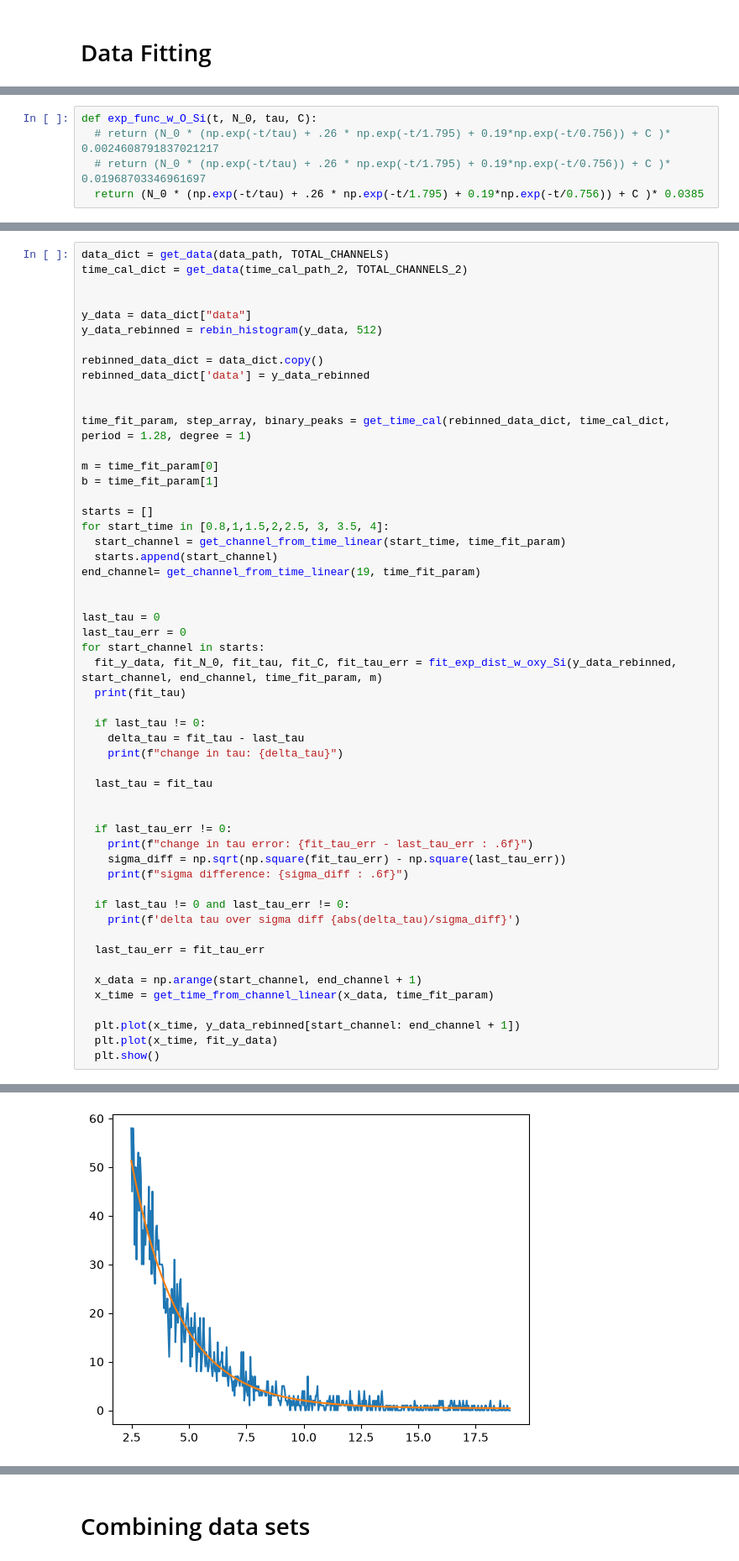
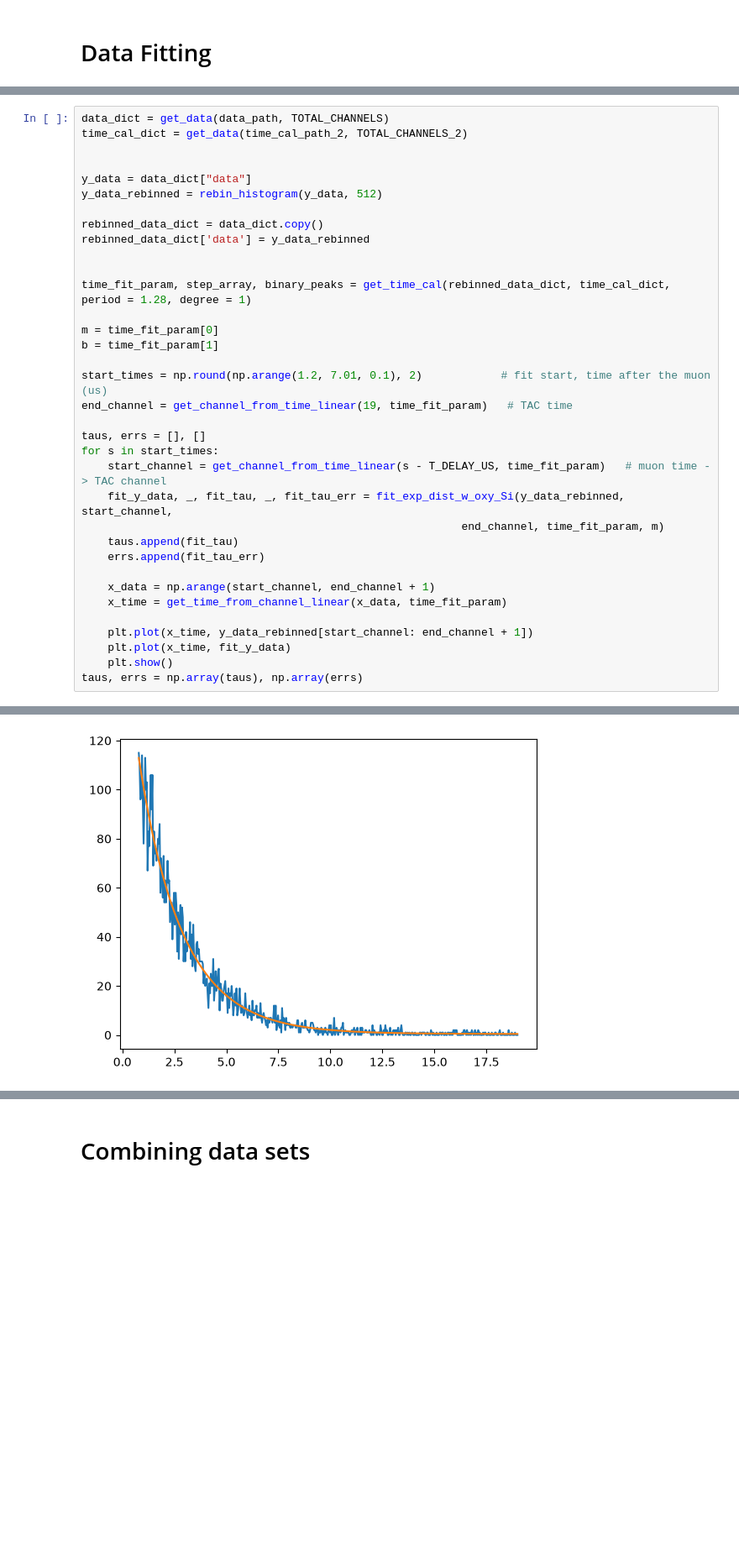
Before and after one commit to jasonrmay/ADV-Lab, a Jupyter notebook: muon-lifetime/Fitting_regime.ipynb, the cells around one changed output, grey strips where cells are left out. Shown at 84% size. Saved outputs shown, nothing was run; the diff lists cells and outputs as text; blank space fills up the shorter version.

```diff
--- a/muon-lifetime/Fitting_regime.ipynb
+++ b/muon-lifetime/Fitting_regime.ipynb
@@ -293,6 +232 @@ def exp_func_w_O(t, N_0, tau, C):
-# %%
-def exp_func_w_O_Si(t, N_0, tau, C):
-  # return (N_0 * (np.exp(-t/tau) + .26 * np.exp(-t/1.795) + 0.19*np.exp(-t/0.756)) + C )* 0.0024608791837021217
-  # return (N_0 * (np.exp(-t/tau) + .26 * np.exp(-t/1.795) + 0.19*np.exp(-t/0.756)) + C )* 0.01968703346961697
-  return (N_0 * (np.exp(-t/tau) + .26 * np.exp(-t/1.795) + 0.19*np.exp(-t/0.756)) + C )* 0.0385
 # %%
@@ -441,40 +291,22 @@ time_fit_param, step_array, binary_peaks = get_time_cal(rebinned_data_dict, time
 m = time_fit_param[0]
 b = time_fit_param[1]
 
-starts = []
-for start_time in [0.8,1,1.5,2,2.5, 3, 3.5, 4]:
-  start_channel = get_channel_from_time_linear(start_time, time_fit_param)
-  starts.append(start_channel)
-end_channel= get_channel_from_time_linear(19, time_fit_param)
+start_times = np.round(np.arange(1.2, 7.01, 0.1), 2)            # fit start, time after the muon (us)
+end_channel = get_channel_from_time_linear(19, time_fit_param)   # TAC time
 
+taus, errs = [], []
+for s in start_times:
+    start_channel = get_channel_from_time_linear(s - T_DELAY_US, time_fit_param)   # muon time -> TAC channel
+    fit_y_data, _, fit_tau, _, fit_tau_err = fit_exp_dist_w_oxy_Si(y_data_rebinned, start_channel,
+                                                          end_channel, time_fit_param, m)
+    taus.append(fit_tau)
+    errs.append(fit_tau_err)
 
-last_tau = 0
-last_tau_err = 0
-for start_channel in starts:
-  fit_y_data, fit_N_0, fit_tau, fit_C, fit_tau_err = fit_exp_dist_w_oxy_Si(y_data_rebinned, start_channel, end_channel, time_fit_param, m)
-  print(fit_tau)
+    x_data = np.arange(start_channel, end_channel + 1)
+    x_time = get_time_from_channel_linear(x_data, time_fit_param)
 
-  if last_tau != 0:
-    delta_tau = fit_tau - last_tau
-    print(f"change in tau: {delta_tau}")
-
-  last_tau = fit_tau
-
-
-  if last_tau_err != 0:
-    print(f"change in tau error: {fit_tau_err - last_tau_err : .6f}")
-    sigma_diff = np.sqrt(np.square(fit_tau_err) - np.square(last_tau_err))
-    print(f"sigma difference: {sigma_diff : .6f}")
-
-  if last_tau != 0 and last_tau_err != 0:
-    print(f'delta tau over sigma diff {abs(delta_tau)/sigma_diff}')
-
-  last_tau_err = fit_tau_err
-
-  x_data = np.arange(start_channel, end_channel + 1)
-  x_time = get_time_from_channel_linear(x_data, time_fit_param)
-
-  plt.plot(x_time, y_data_rebinned[start_channel: end_channel + 1])
-  plt.plot(x_time, fit_y_data)
-  plt.show()
+    plt.plot(x_time, y_data_rebinned[start_channel: end_channel + 1])
+    plt.plot(x_time, fit_y_data)
+    plt.show()
+taus, errs = np.array(taus), np.array(errs)
 # %% [output]
@@ -516 +327 @@ delta tau over sigma diff 0.4612250511546436
-[figure, old version]
+[figure, new version]
```
Also changed, not shown: parts of 25 cells of this notebook.
